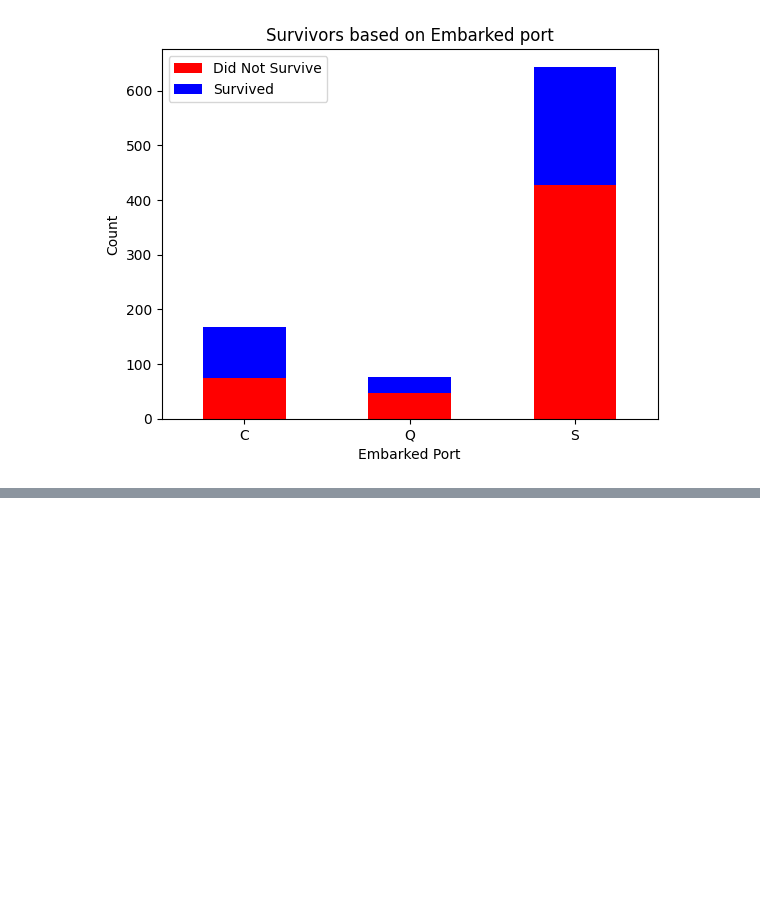
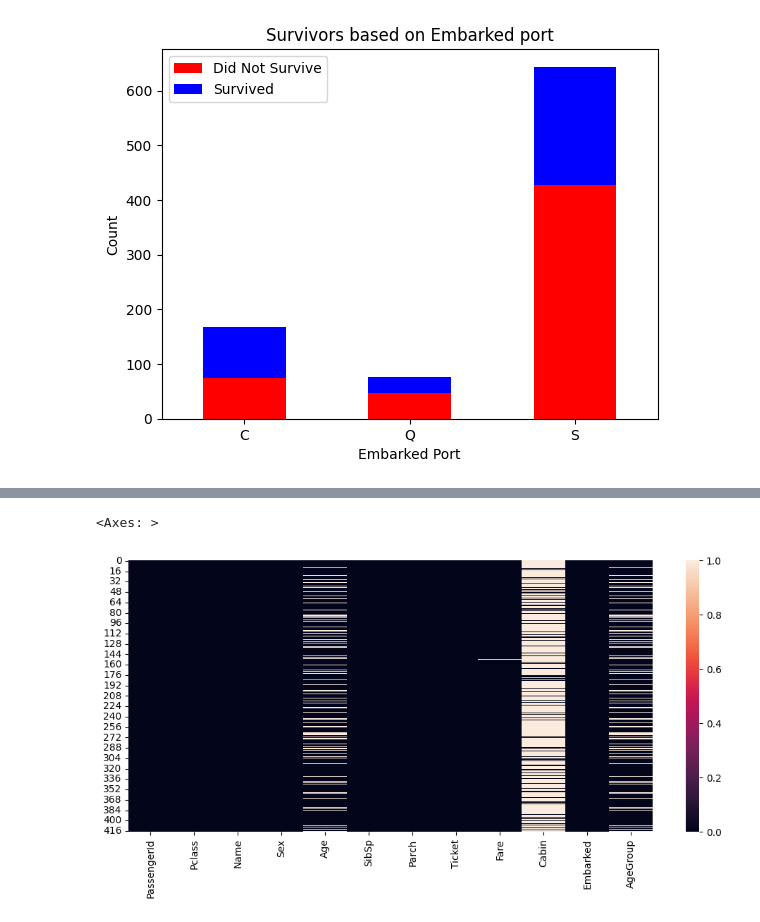
Before and after one commit to Rishabh-Devadiga/Data-Science-Lab, a Jupyter notebook: exploratory-data-analysis/TitanicSurvival.ipynb, the cells around one changed output, grey strips where cells are left out. Drawn from its saved outputs; the diff is of its cells as text; code cells hidden in the pictures; blank space fills up the shorter version.

```diff
--- a/exploratory-data-analysis/TitanicSurvival.ipynb
+++ b/exploratory-data-analysis/TitanicSurvival.ipynb
@@ -257,0 +307,7 @@ plt.show()
+# %%
+# check null values of test data by graphically
+plt.figure(figsize=(12,5))
+sns.heatmap(test_set.isnull())
+# %% [output]
+<Axes: >
+[figure, added]
```
Also changed, not shown: parts of 13 cells of this notebook.
